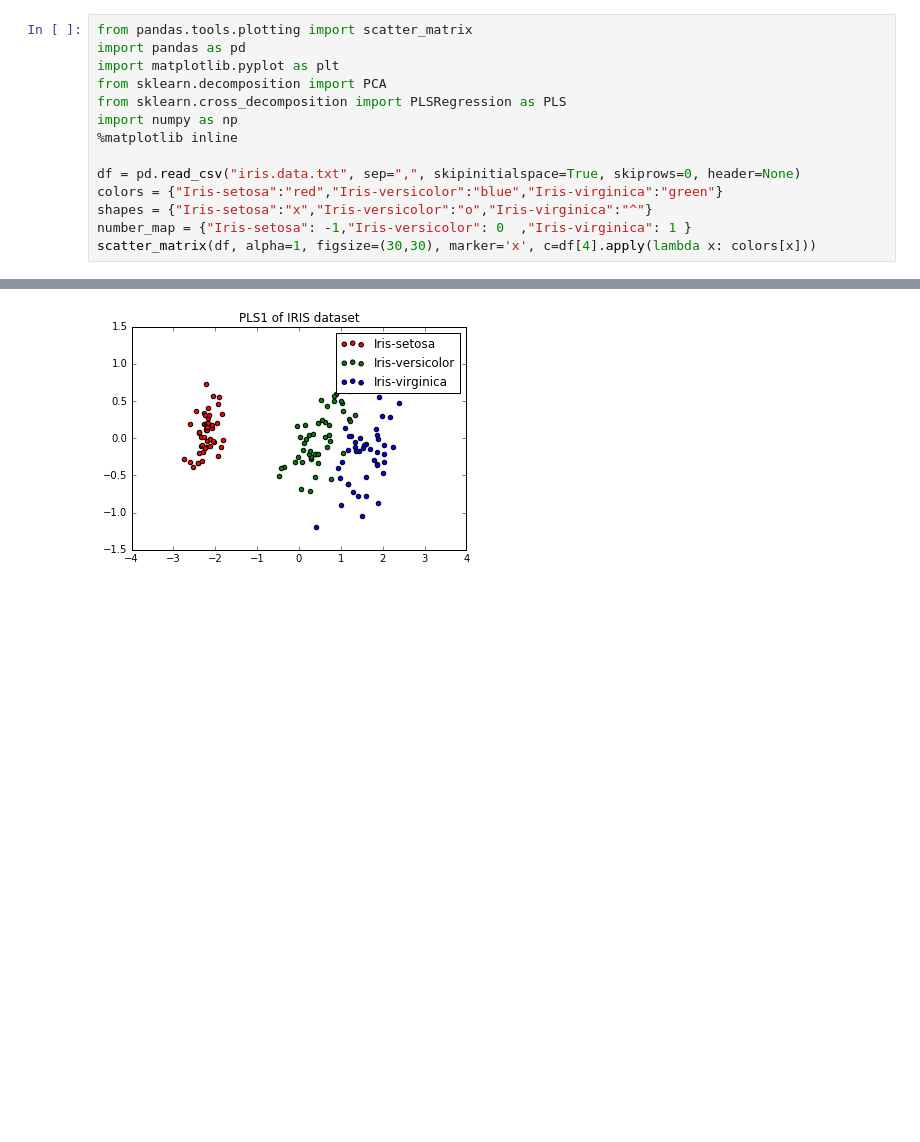
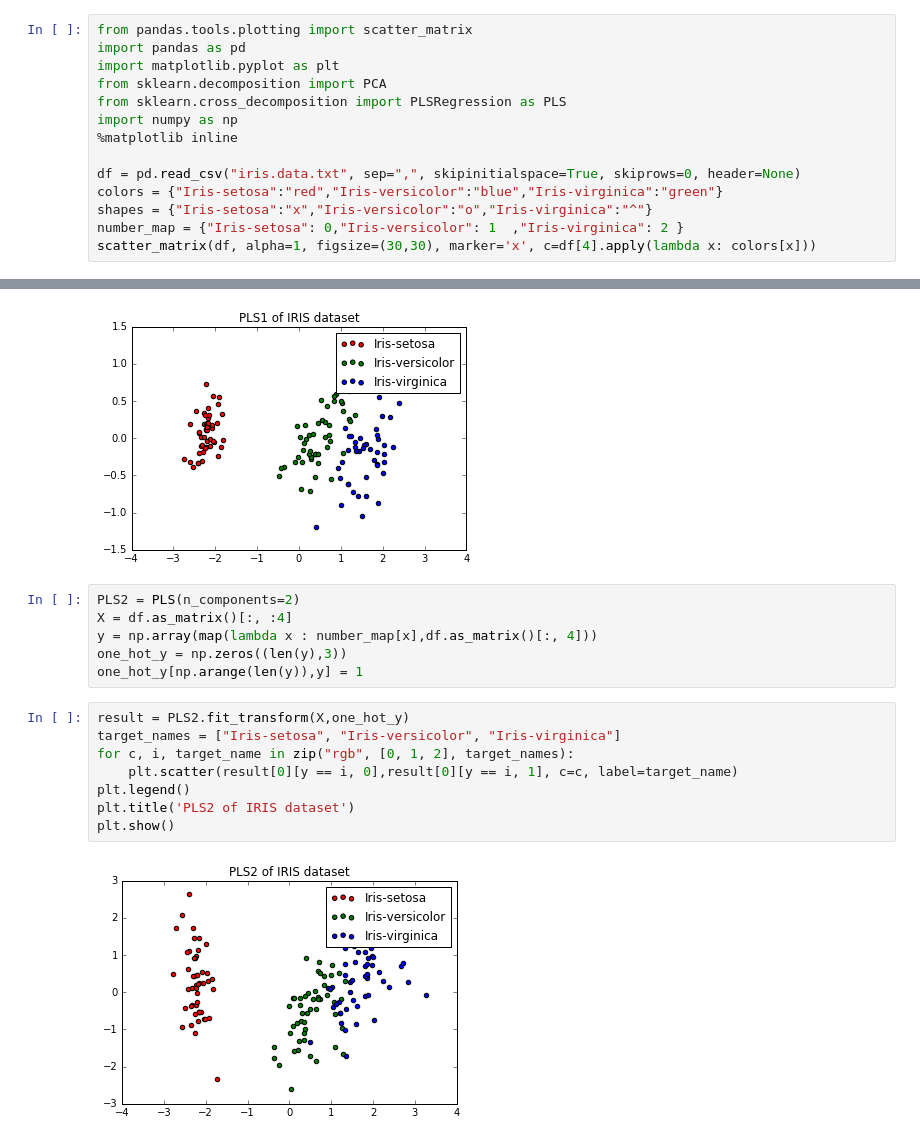
Before and after one commit to js345/applied-machine-learning, a Jupyter notebook: hw4/p1.ipynb, the cells around one changed output, grey strips where cells are left out. Saved outputs shown, nothing was run; the diff lists cells and outputs as text; blank space fills up the shorter version.

```diff
--- a/hw4/p1.ipynb
+++ b/hw4/p1.ipynb
@@ -10,7 +10,7 @@ import numpy as np
 df = pd.read_csv("iris.data.txt", sep=",", skipinitialspace=True, skiprows=0, header=None)
 colors = {"Iris-setosa":"red","Iris-versicolor":"blue","Iris-virginica":"green"}
 shapes = {"Iris-setosa":"x","Iris-versicolor":"o","Iris-virginica":"^"}
-number_map = {"Iris-setosa": -1,"Iris-versicolor": 0  ,"Iris-virginica": 1 }
+number_map = {"Iris-setosa": 0,"Iris-versicolor": 1  ,"Iris-virginica": 2 }
 scatter_matrix(df, alpha=1, figsize=(30,30), marker='x', c=df[4].apply(lambda x: colors[x]))
 # %% [output]
 array([[<matplotlib.axes._subplots.AxesSubplot object at 0x...>,
@@ -62,3 +62,19 @@ plt.title('PLS1 of IRIS dataset')
 plt.show()
 # %% [output]
 [figure]
+# %%
+PLS2 = PLS(n_components=2)
+X = df.as_matrix()[:, :4]
+y = np.array(map(lambda x : number_map[x],df.as_matrix()[:, 4]))
+one_hot_y = np.zeros((len(y),3))
+one_hot_y[np.arange(len(y)),y] = 1
+# %%
+result = PLS2.fit_transform(X,one_hot_y)
+target_names = ["Iris-setosa", "Iris-versicolor", "Iris-virginica"]
+for c, i, target_name in zip("rgb", [0, 1, 2], target_names):
+    plt.scatter(result[0][y == i, 0],result[0][y == i, 1], c=c, label=target_name)
+plt.legend()
+plt.title('PLS2 of IRIS dataset')
+plt.show()
+# %% [output]
+[figure, added]
```
Also changed, not shown: 2 other files.
